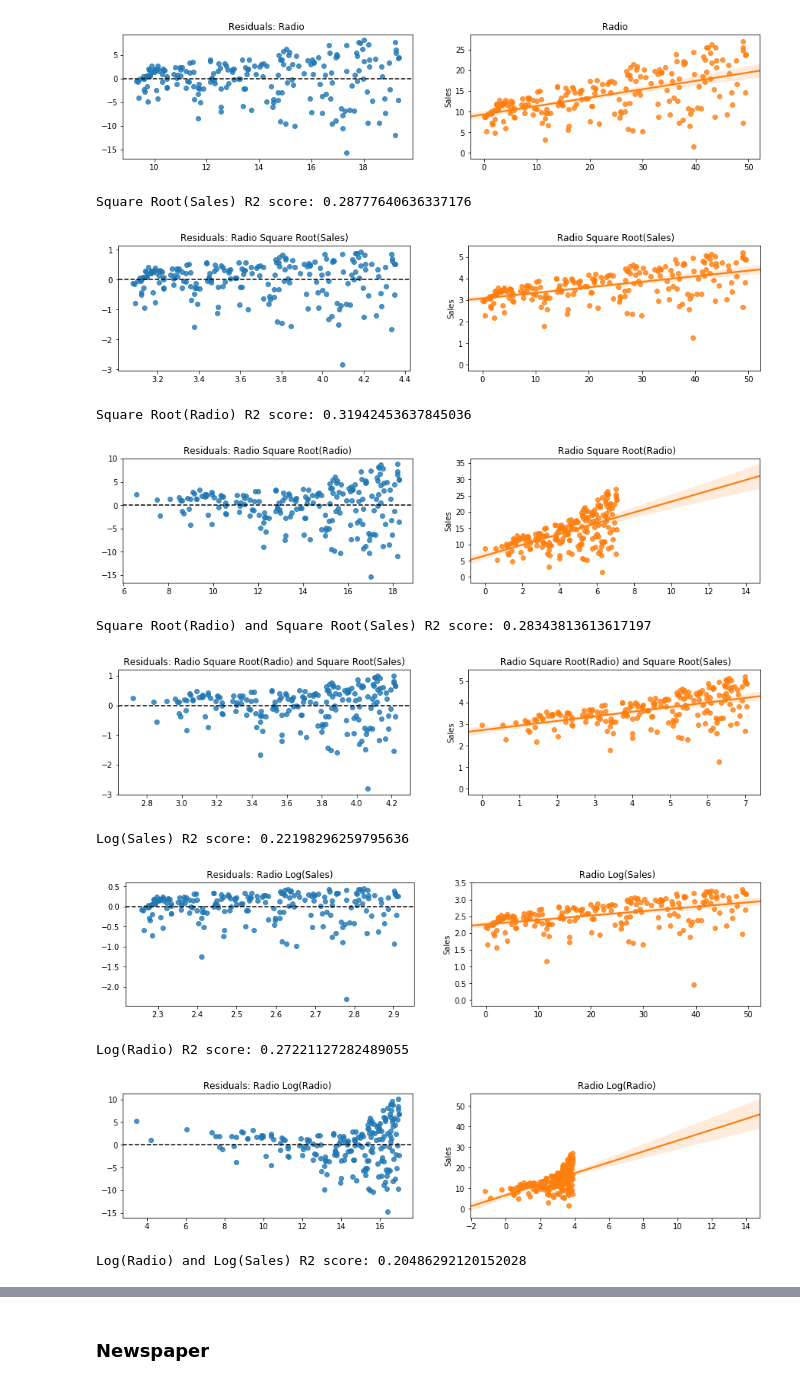
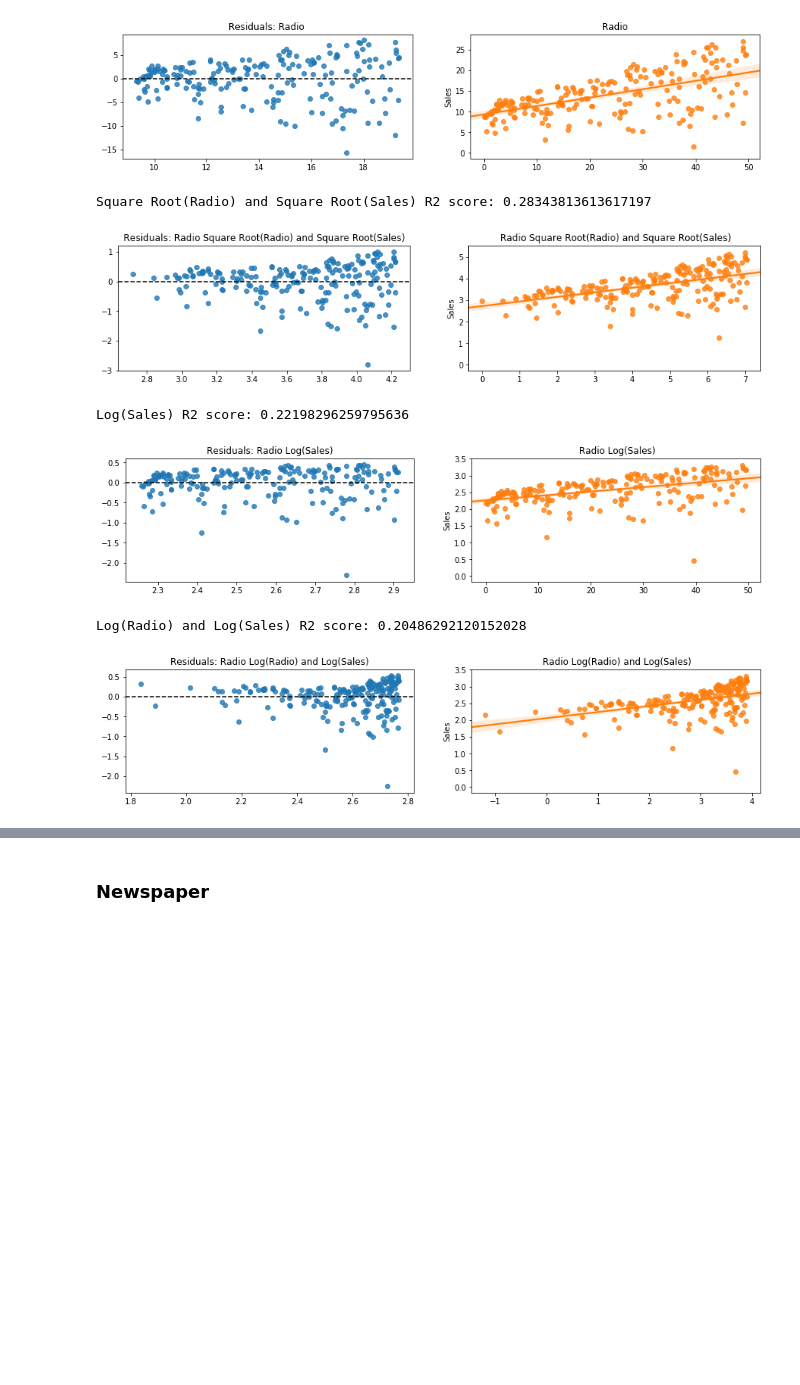
Before and after one commit to cobrobrown/thinkful_course, a Jupyter notebook: unit_2_supervised_learning/2.4.3_the_extraordinary_power_of_explanatory_power/2.4.3_linear_regression_assumptions.ipynb, the cells around one changed output, grey strips where cells are left out. Saved outputs shown, nothing was run; the diff lists cells and outputs as text; code cells hidden in the pictures; blank space fills up the shorter version.

```diff
--- a/unit_2_supervised_learning/2.4.3_the_extraordinary_power_of_explanatory_power/2.4.3_linear_regression_assumptions.ipynb
+++ b/unit_2_supervised_learning/2.4.3_the_extraordinary_power_of_explanatory_power/2.4.3_linear_regression_assumptions.ipynb
@@ -111,27 +99,16 @@ ind_var_lg(X['Radio'], data['Sales'])
  R2 score: 0.33203245544529525
 [figure]
 # %%
-# transform Sales by sqrt
-ind_var_lg(X['Radio'], data['Sales'].apply(np.sqrt), 'Square Root(Sales)')
-# transform Radio by sqrt
-ind_var_lg(X['Radio'].apply(np.sqrt), data['Sales'], 'Square Root(Radio)')
 # transform Radio and Sales by sqrt
 ind_var_lg(X['Radio'].apply(np.sqrt), data['Sales'].apply(np.sqrt), 'Square Root(Radio) and Square Root(Sales)')
 # transform Sales by log
 ind_var_lg(X['Radio'], data['Sales'].apply(np.log), 'Log(Sales)')
-# transform Radio by log
-ind_var_lg(X['Radio'][X['Radio'] > 0].apply(np.log), data['Sales'][X['Radio'] > 0], 'Log(Radio)')
 # transform Radio and Sales by log
 ind_var_lg(X['Radio'][X['Radio'] > 0].apply(np.log), data['Sales'][X['Radio'] > 0].apply(np.log), 'Log(Radio) and Log(Sales)')
 # %% [output]
-Square Root(Sales) R2 score: 0.28777640636337176
+Square Root(Radio) and Square Root(Sales) R2 score: 0.28343813613617197
-[figure, old version]
+[figure, new version]
-Square Root(Radio) R2 score: 0.31942453637845036
+Log(Sales) R2 score: 0.22198296259795636
-[figure, old version]
+[figure, new version]
-Square Root(Radio) and Square Root(Sales) R2 score: 0.28343813613617197
+Log(Radio) and Log(Sales) R2 score: 0.20486292120152028
-[figure, old version]
+[figure, new version]
-Log(Sales) R2 score: 0.22198296259795636
-[figure, removed]
-Log(Radio) R2 score: 0.27221127282489055
-[figure, removed]
-Log(Radio) and Log(Sales) R2 score: 0.20486292120152028
```
Also changed, not shown: parts of 9 cells of this notebook.
